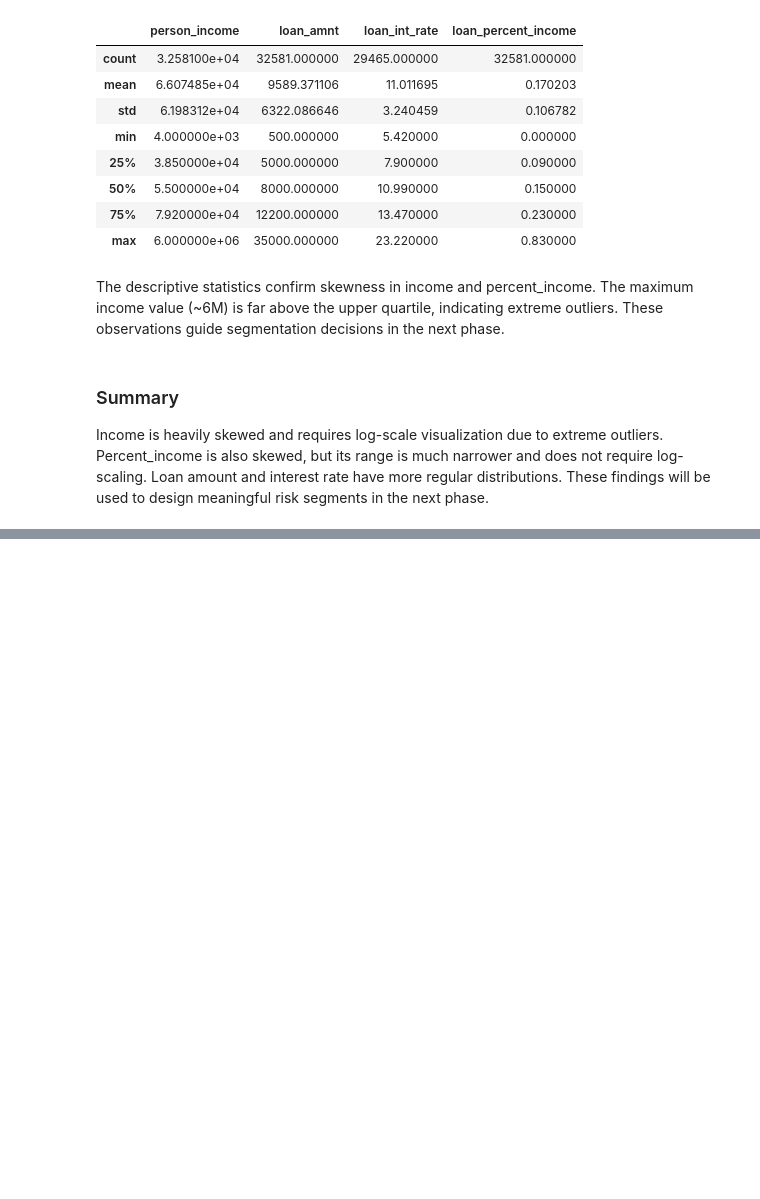
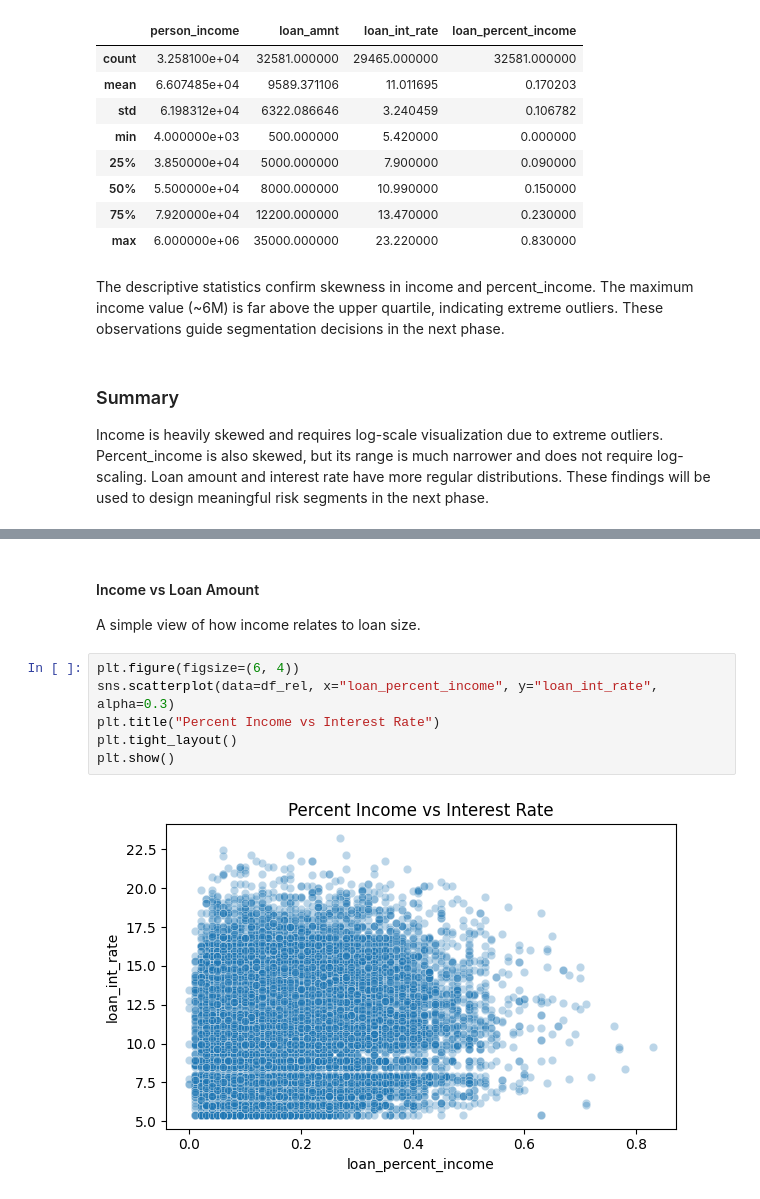
Before and after one commit to Aarni-git/risk-driven-data-insights, a Jupyter notebook: notebooks/02_Feature_Exploration.ipynb, the cells around one changed output, grey strips where cells are left out. Saved outputs shown, nothing was run; the diff lists cells and outputs as text; blank space fills up the shorter version.

```diff
--- a/notebooks/02_Feature_Exploration.ipynb
+++ b/notebooks/02_Feature_Exploration.ipynb
@@ -105,0 +149,12 @@ in the next phase.
+# %% [markdown]
+#### Income vs Loan Amount
+
+A simple view of how income relates to loan size.
+# %%
+plt.figure(figsize=(6, 4))
+sns.scatterplot(data=df_rel, x="loan_percent_income", y="loan_int_rate", alpha=0.3)
+plt.title("Percent Income vs Interest Rate")
+plt.tight_layout()
+plt.show()
+# %% [output]
+[figure, added]
```
Also changed, not shown: parts of 22 cells of this notebook.
